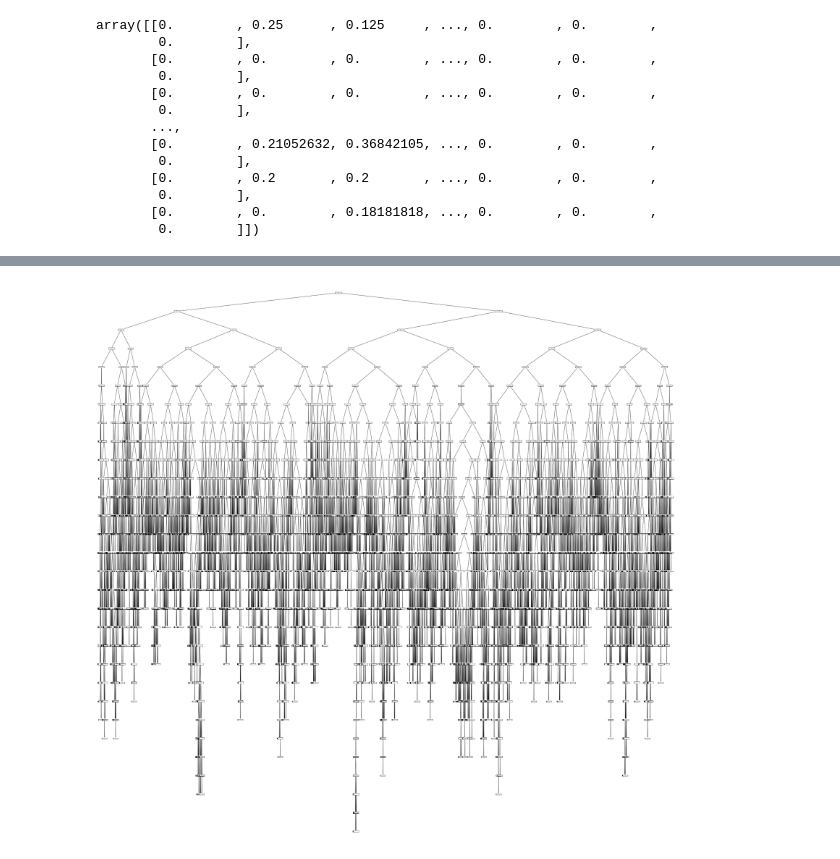
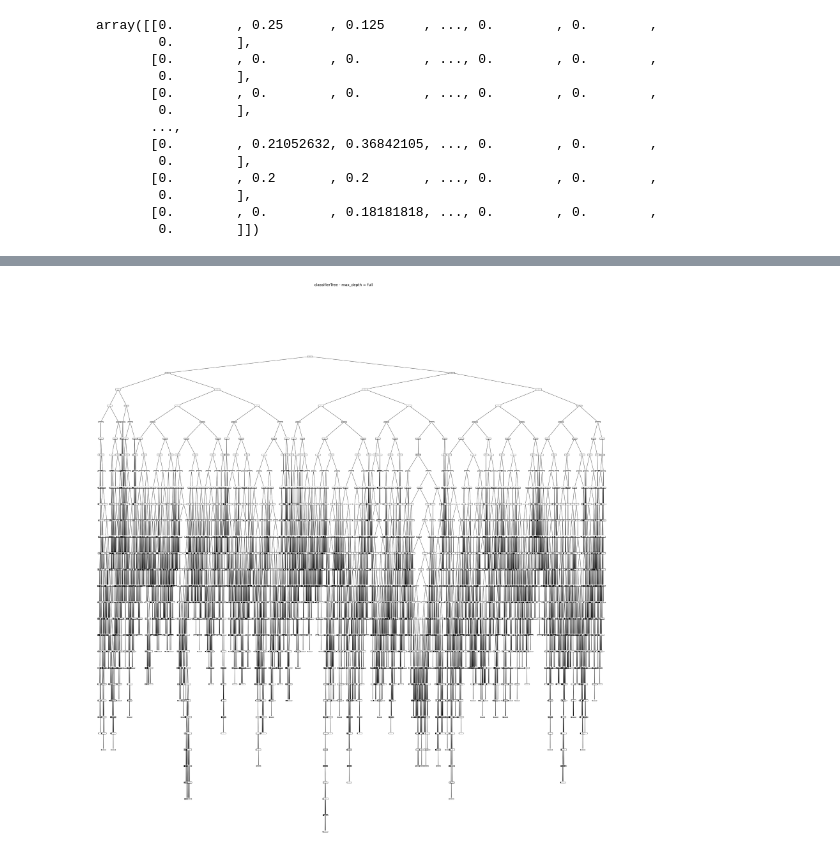
Before and after one commit to giantmagellan/WashStateHousingSales, a Jupyter notebook: JupyterNB/ads500b-step-03-mayel-final-alternative.ipynb, the cells around one changed output, grey strips where cells are left out. Cells and saved outputs as stored; diff of their text form; code cells hidden in the pictures.

```diff
--- a/JupyterNB/ads500b-step-03-mayel-final-alternative.ipynb
+++ b/JupyterNB/ads500b-step-03-mayel-final-alternative.ipynb
@@ -284,5 +288,5 @@ tplot = tree.plot_tree(classifierTree, feature_names=['bathrooms', 'grade', 'sqf
 # %%
-plt.figure(figsize=(50,50))
+plt.figure(figsize=(50,50)).suptitle("classifierTree - max_depth = full", fontsize=20)
 tplot = tree.plot_tree(classifierTree, feature_names=['bathrooms', 'grade', 'sqft_living'])
 # %% [output]
-[figure, old version]
+[figure, new version]
```
Also changed, not shown: parts of 5 cells of this notebook, 1 other file.
